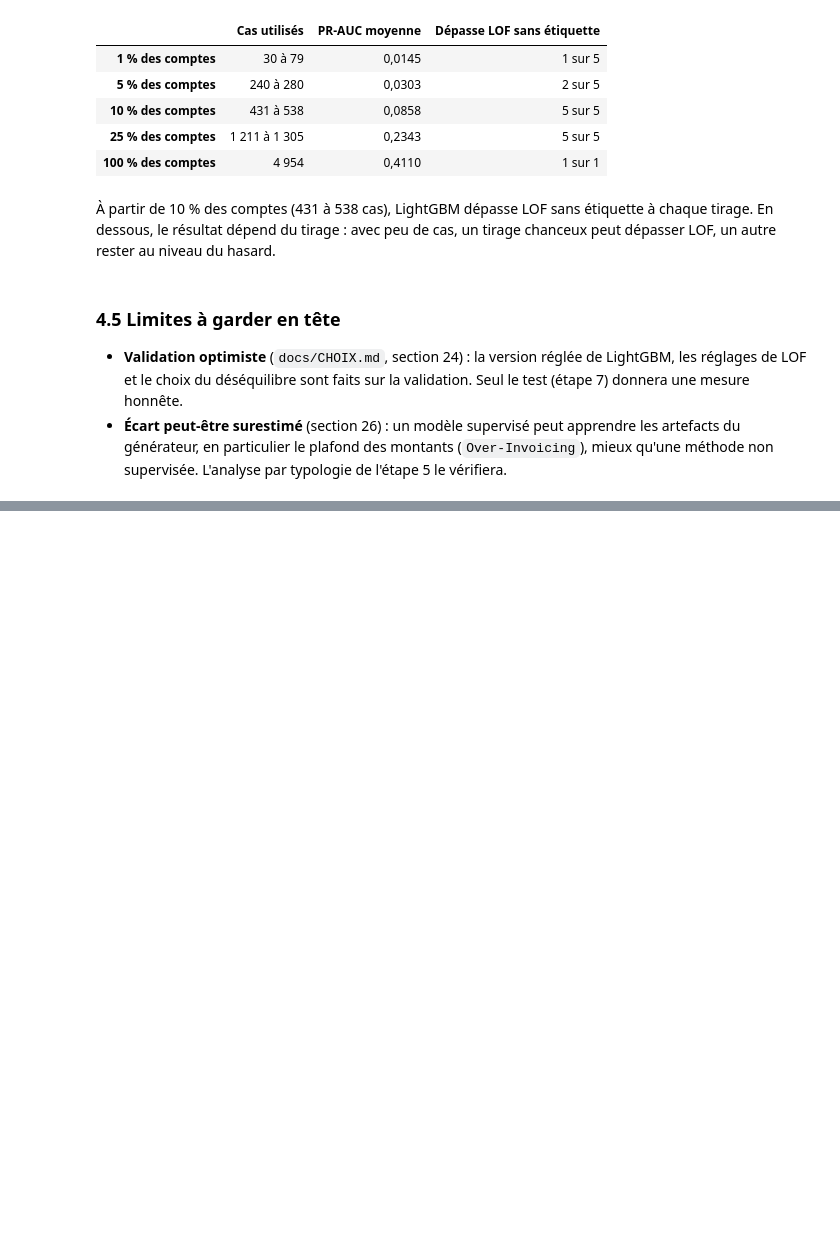
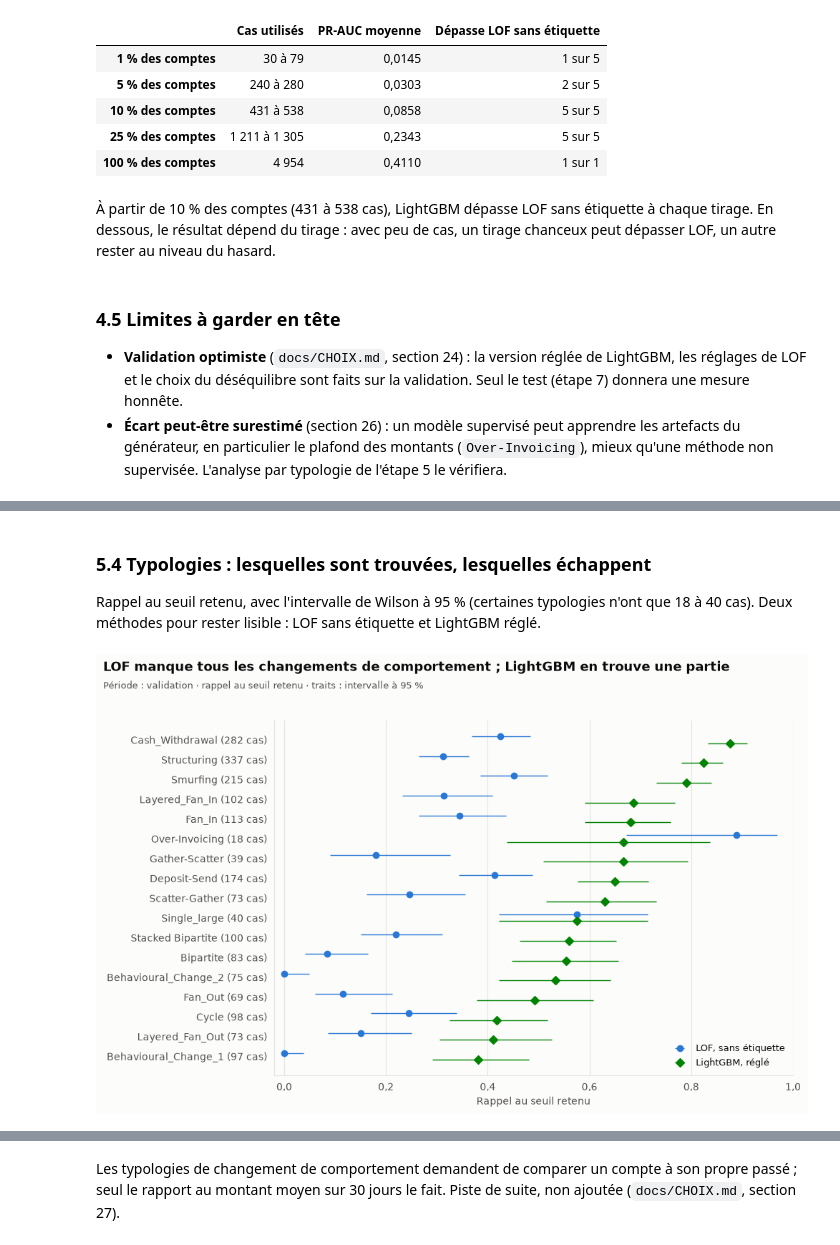
Before and after one commit to aljene307/aml-detection-xai, a Jupyter notebook: notebooks/projet_aml.ipynb, the cells around one changed output, grey strips where cells are left out. Saved outputs shown, nothing was run; the diff lists cells and outputs as text; code cells hidden in the pictures; blank space fills up the shorter version.

```diff
--- a/notebooks/projet_aml.ipynb
+++ b/notebooks/projet_aml.ipynb
@@ -1298,0 +1469,37 @@ note(f"À partir de {fr(100 * toujours, 0)} % des comptes ({fr(seuil['cas_min'],
+# %% [markdown]
+### 5.4 Typologies : lesquelles sont trouvées, lesquelles échappent
+
+Rappel au seuil retenu, avec l'intervalle de Wilson à 95 % (certaines typologies n'ont que 18 à
+40 cas). Deux méthodes pour rester lisible : LOF sans étiquette et LightGBM réglé.
+# %%
+lof_typo = pd.DataFrame(evaluation["methodes"]["LOF, sans étiquette"]["typologies"]).T
+lgbm_typo = pd.DataFrame(evaluation["methodes"]["LightGBM, réglé"]["typologies"]).T
+ordre = lgbm_typo.sort_values("rappel").index
+fig, ax = plt.subplots(figsize=(10, 6.2))
+titres(fig, "LOF manque tous les changements de comportement ; LightGBM en trouve une partie", "validation",
+       "rappel au seuil retenu · traits : intervalle à 95 %")
+y = np.arange(len(ordre))
+for table, nom, couleur, forme, decalage in [(lof_typo, "LOF, sans étiquette", BLEU, "o", 0.17),
+                                             (lgbm_typo, "LightGBM, réglé", VERT, "D", -0.17)]:
+    t = table.loc[ordre]
+    ax.errorbar(t["rappel"], y + decalage, xerr=[t["rappel"] - t["ic_bas"], t["ic_haut"] - t["rappel"]],
+                fmt=forme, color=couleur, ecolor=couleur, elinewidth=1, markersize=6, label=nom)
+ax.set_yticks(y, [f"{t} ({int(lgbm_typo.loc[t, 'cas'])} cas)" for t in ordre])
+ax.grid(axis="y", visible=False)
+ax.set_xlim(-0.02, 1)
+ax.set_xlabel("Rappel au seuil retenu")
+ax.xaxis.set_major_formatter(FuncFormatter(lambda v, _: fr(v, 1)))
+ax.legend(frameon=False, fontsize=9, loc="lower right")
+fig.tight_layout(rect=(0, 0, 1, 0.92))
+plt.show()
+
+rappels = pd.DataFrame({nom: {t: v["rappel"] for t, v in m["typologies"].items()}
+                        for nom, m in evaluation["methodes"].items()})
+rappels.insert(0, "Cas", lgbm_typo["cas"].astype(int))
+rappels = rappels.sort_values("LightGBM, réglé")
+display(rappels.assign(**{nom: rappels[nom].map(lambda v: fr(v, 2)) for nom in evaluation["methodes"]}))
+note("Les typologies de changement de comportement demandent de comparer un compte à son propre passé ; "
+     "seul le rapport au montant moyen sur 30 jours le fait. Piste de suite, non ajoutée "
+     "(`docs/CHOIX.md`, section 27).")
+# %% [output]
+[figure, added]
@@ -1298,0 +1524 @@ note(f"À partir de {fr(100 * toujours, 0)} % des comptes ({fr(seuil['cas_min'],
+Les typologies de changement de comportement demandent de comparer un compte à son propre passé ; seul le rapport au montant moyen sur 30 jours le fait. Piste de suite, non ajoutée (`docs/CHOIX.md`, section 27).
```
Also changed, not shown: parts of 16 cells of this notebook.
